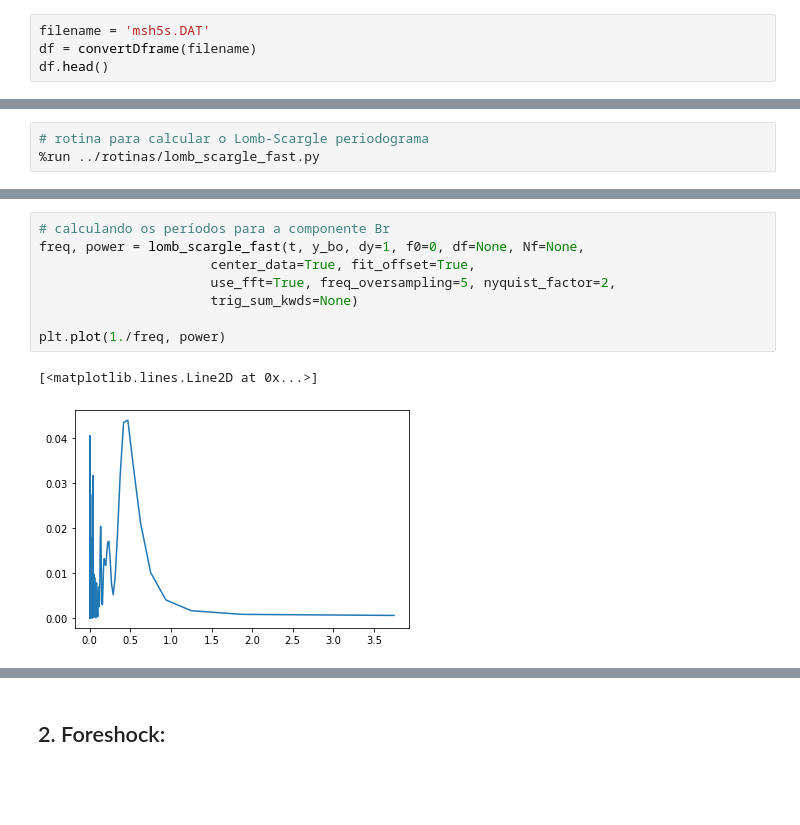
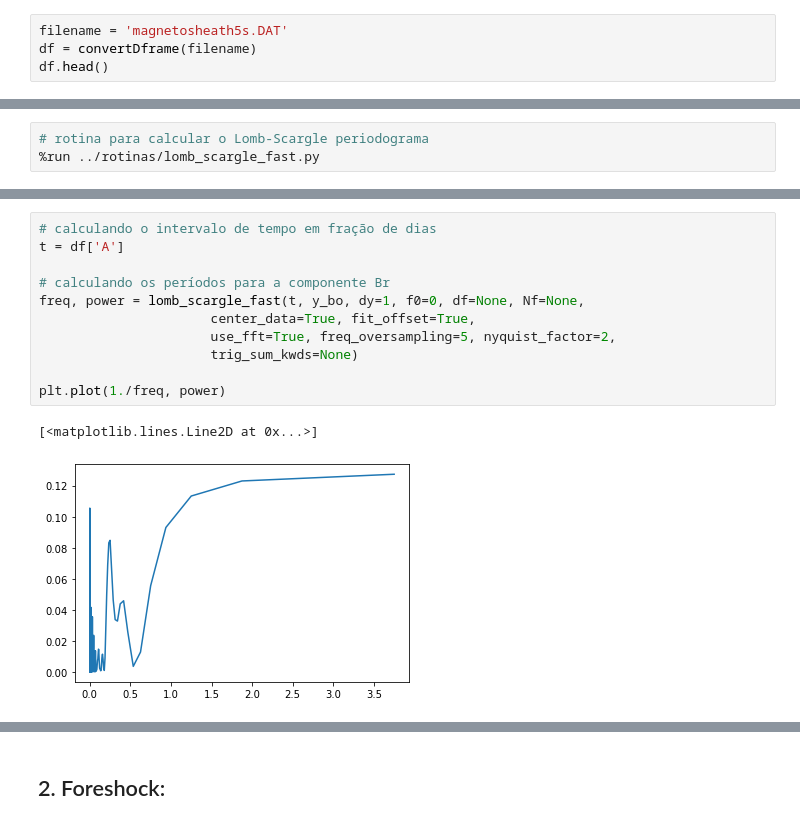
Before and after one commit to sci-fabi/turbulencia_jup, a Jupyter notebook: primeiras_analises-teste.ipynb, the cells around one changed output, grey strips where cells are left out. Saved outputs shown, nothing was run; the diff lists cells and outputs as text; blank space fills up the shorter version.

```diff
--- a/primeiras_analises-teste.ipynb
+++ b/primeiras_analises-teste.ipynb
@@ -9,7 +9,7 @@
 # %% [markdown]
 ## 1. Magnetosheath
 # %%
-filename = 'msh5s.DAT'
+filename = 'magnetosheath5s.DAT'
 df = convertDframe(filename)
 df.head()
 # %% [output]
@@ -119,11 +210,14 @@ plt.xlim(0,0.5)
 # %%
+# calculando o intervalo de tempo em fração de dias
+t = df['A']
+
 # calculando os períodos para a componente Br
 freq, power = lomb_scargle_fast(t, y_bo, dy=1, f0=0, df=None, Nf=None,
                       center_data=True, fit_offset=True,
                       use_fft=True, freq_oversampling=5, nyquist_factor=2,
                       trig_sum_kwds=None)
 
 plt.plot(1./freq, power)
 # %% [output]
 [<matplotlib.lines.Line2D at 0x...>]
-[figure, old version]
+[figure, new version]
```
Also changed, not shown: parts of 24 cells of this notebook, 3 other files.
